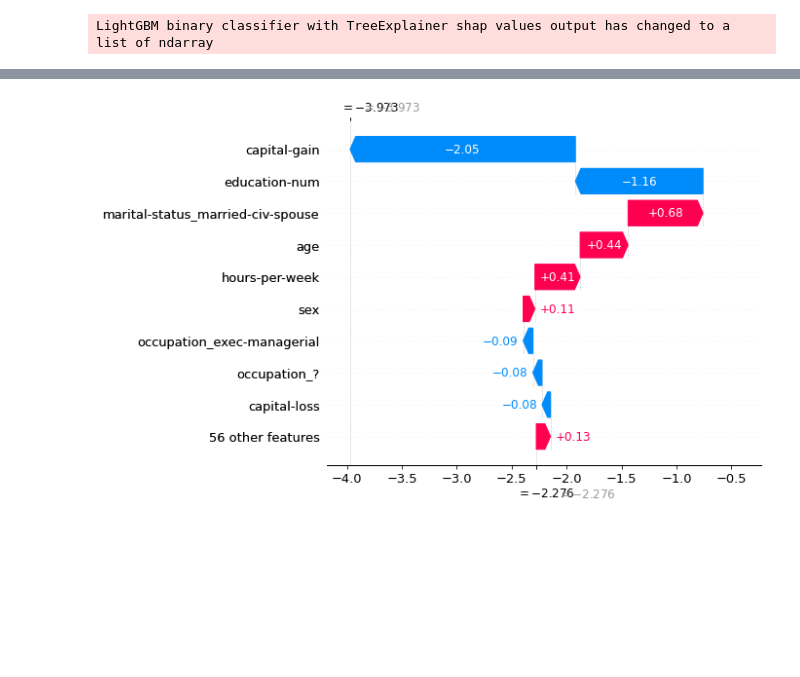
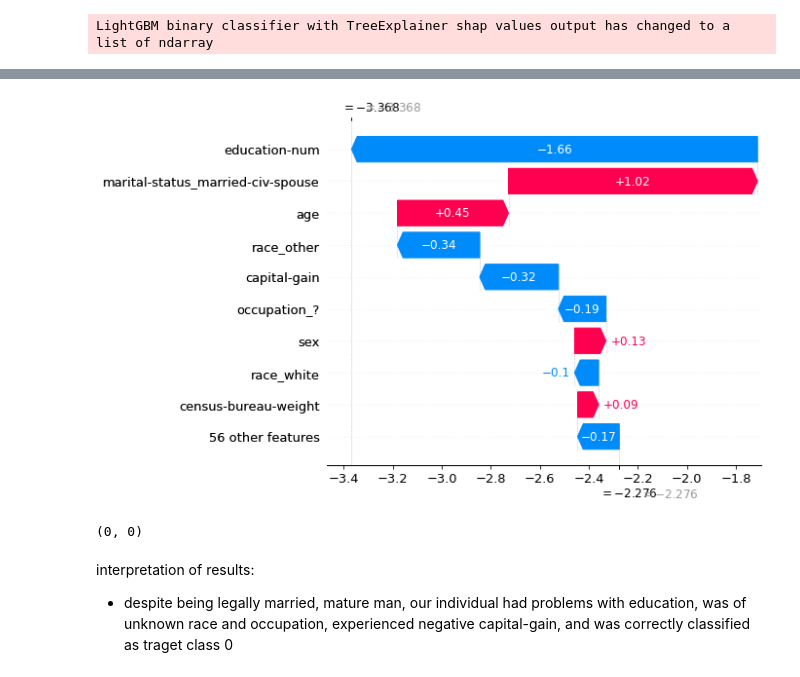
Before and after one commit to ME-27/ML_in_Business_Geekbrains_course, a Jupyter notebook: ML_in_Business_HW7_Evgenii_Kirillov.ipynb, the cells around one changed output, grey strips where cells are left out. Drawn from its saved outputs; the diff is of its cells as text; code cells hidden in the pictures; blank space fills up the shorter version.

```diff
--- a/ML_in_Business_HW7_Evgenii_Kirillov.ipynb
+++ b/ML_in_Business_HW7_Evgenii_Kirillov.ipynb
@@ -194,6 +234,7 @@ shap.force_plot(explainer.expected_value[target_class], shap_values[target_class
 <shap.plots._force.AdditiveForceVisualizer at 0x...>
 # %%
-idx = 33
+shap.initjs()
+idx = 2
 target_class = 1
 shap.plots._waterfall.waterfall_legacy(explainer.expected_value[target_class],
                                        shap_values[target_class][idx],
@@ -203 +245,8 @@ shap.plots._waterfall.waterfall_legacy(explainer.expected_value[target_class],
-[figure, old version]
+[figure, new version]
+# %%
+y_test[2], y_pred[2]
+# %% [output]
+(0, 0)
+# %% [markdown]
+interpretation of results:
+- despite being legally married, mature man, our individual had problems with education, was of unknown race and occupation, experienced negative capital-gain, and was correctly classified as traget class 0
```
Also changed, not shown: parts of 16 cells of this notebook, 1 other file.
